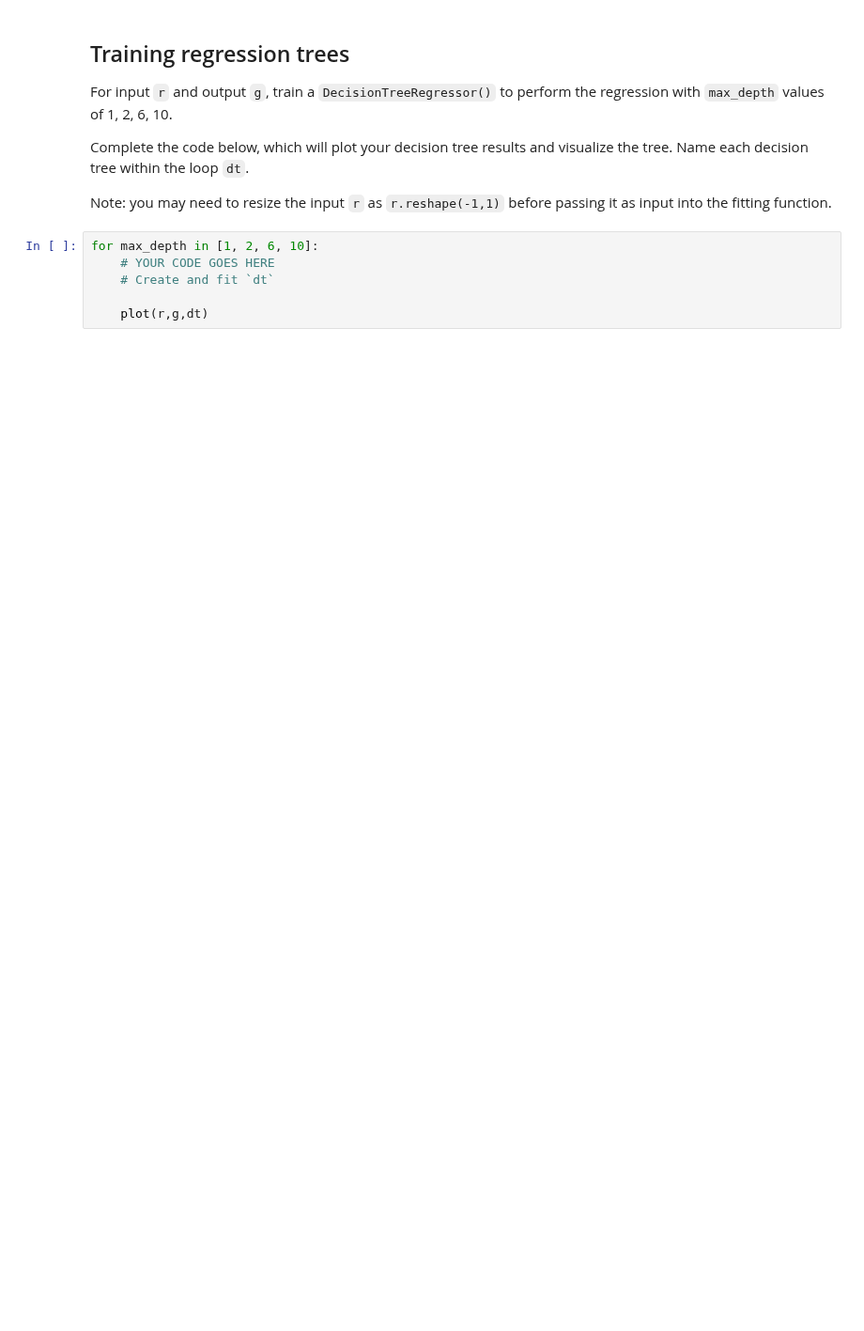
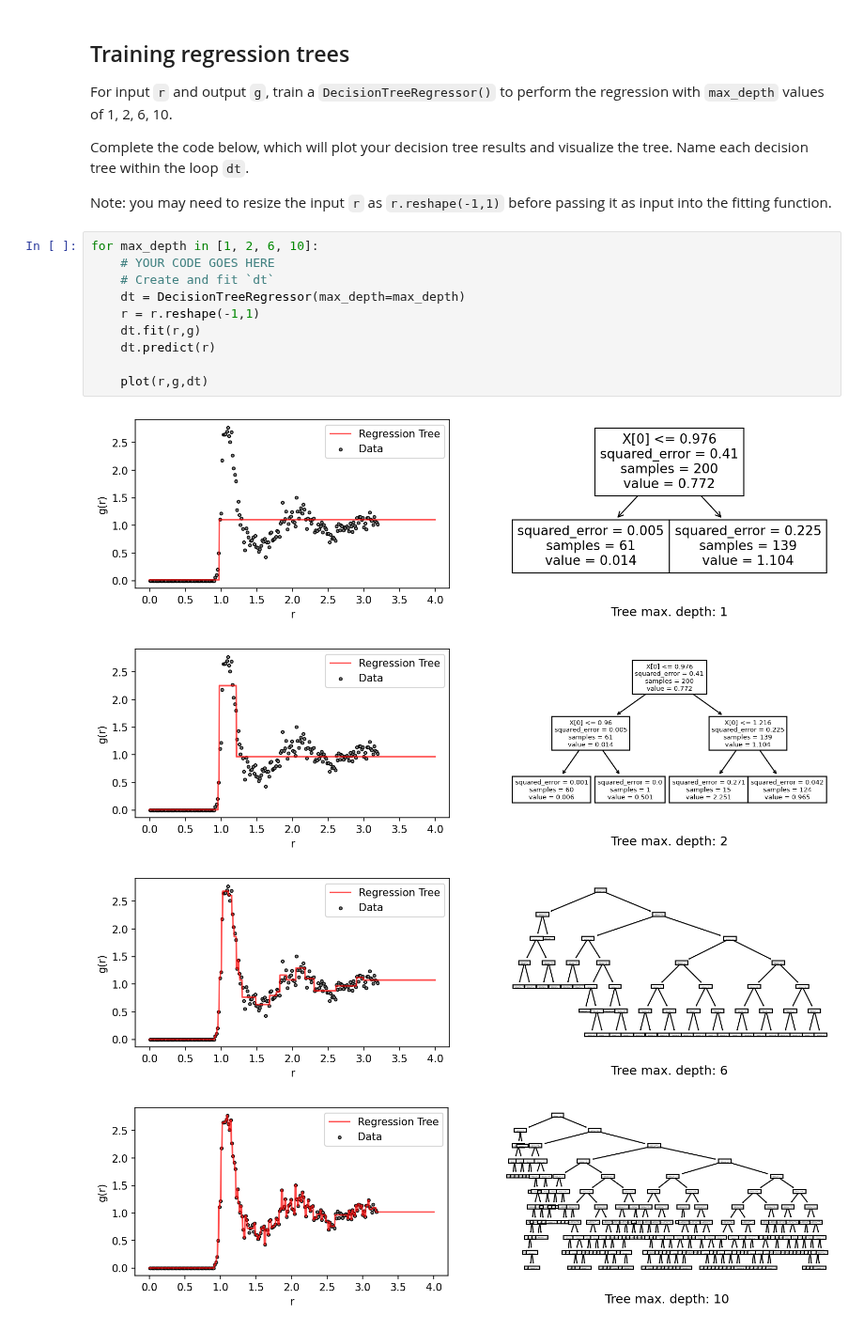
Before and after one commit to zsqu4re/ML-for-engineers, a Jupyter notebook: HW5/M5-L2-P1.ipynb, the cells around one changed output. Shown at 94% size. Saved outputs shown, nothing was run; the diff lists cells and outputs as text; blank space fills up the shorter version.

```diff
--- a/HW5/M5-L2-P1.ipynb
+++ b/HW5/M5-L2-P1.ipynb
@@ -48,6 +50,15 @@ Note: you may need to resize the input `r` as `r.reshape(-1,1)` before passing i
 # %%
 for max_depth in [1, 2, 6, 10]:
     # YOUR CODE GOES HERE
     # Create and fit `dt`
+    dt = DecisionTreeRegressor(max_depth=max_depth)
+    r = r.reshape(-1,1)
+    dt.fit(r,g)
+    dt.predict(r)
 
     plot(r,g,dt)
+# %% [output]
+[figure, added]
+[figure, added]
+[figure, added]
+[figure, added]
```
Also changed, not shown: parts of 1 cell of this notebook, 5 other files.
